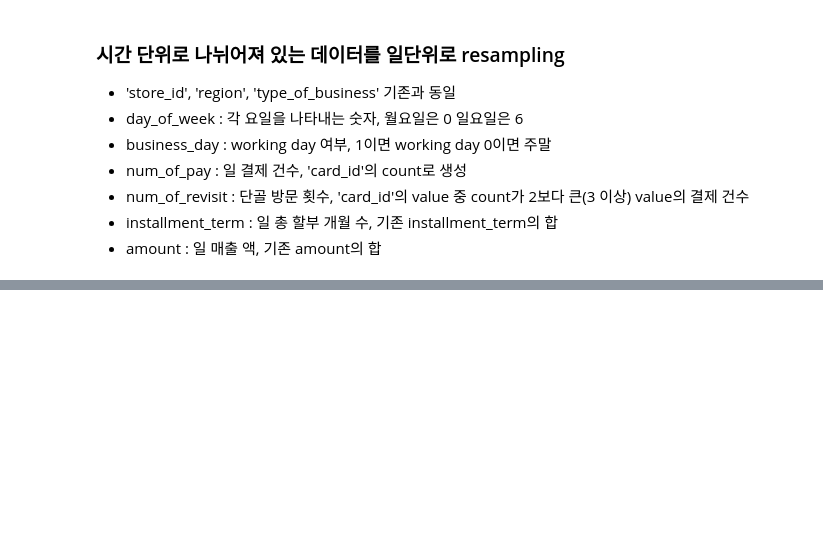
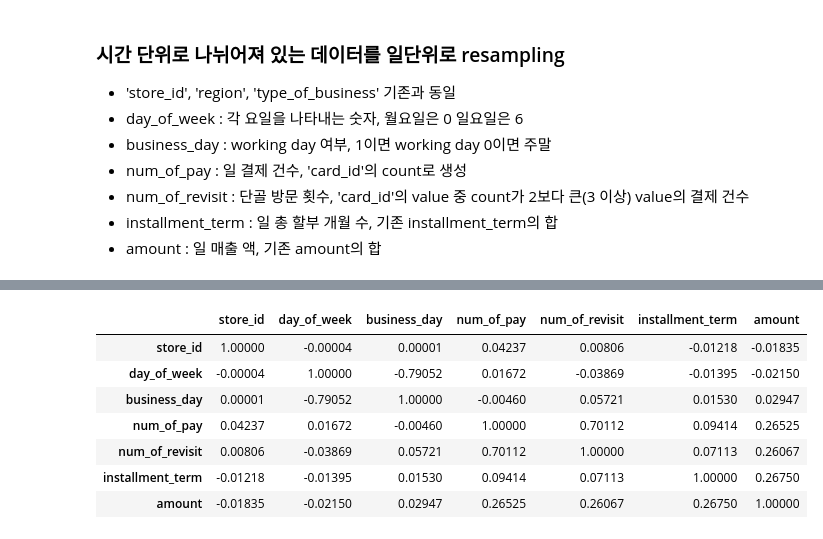
Before and after one commit to factorLee/kaggle-dacon, a Jupyter notebook: dacon/[연습]상점 신용카드 매출 예측 경진대회/baseline필사01.ipynb, the cells around one changed output, grey strips where cells are left out. Cells and saved outputs as stored; diff of their text form; code cells hidden in the pictures; blank space fills up the shorter version.

```diff
--- a/dacon/[연습]상점 신용카드 매출 예측 경진대회/baseline필사01.ipynb
+++ b/dacon/[연습]상점 신용카드 매출 예측 경진대회/baseline필사01.ipynb
@@ -218,0 +255,12 @@ def resample_day(train_df):
+# %%
+daily_corr = df_day.corr()
+daily_corr
+# %% [output]
+|  | store_id | day_of_week | business_day | num_of_pay | num_of_revisit | installment_term | amount |
+| store_id | 1.00000 | -0.00004 | 0.00001 | 0.04237 | 0.00806 | -0.01218 | -0.01835 |
+| day_of_week | -0.00004 | 1.00000 | -0.79052 | 0.01672 | -0.03869 | -0.01395 | -0.02150 |
+| business_day | 0.00001 | -0.79052 | 1.00000 | -0.00460 | 0.05721 | 0.01530 | 0.02947 |
+| num_of_pay | 0.04237 | 0.01672 | -0.00460 | 1.00000 | 0.70112 | 0.09414 | 0.26525 |
+| num_of_revisit | 0.00806 | -0.03869 | 0.05721 | 0.70112 | 1.00000 | 0.07113 | 0.26067 |
+| installment_term | -0.01218 | -0.01395 | 0.01530 | 0.09414 | 0.07113 | 1.00000 | 0.26750 |
+| amount | -0.01835 | -0.02150 | 0.02947 | 0.26525 | 0.26067 | 0.26750 | 1.00000 |
```
Also changed, not shown: parts of 14 cells of this notebook.
